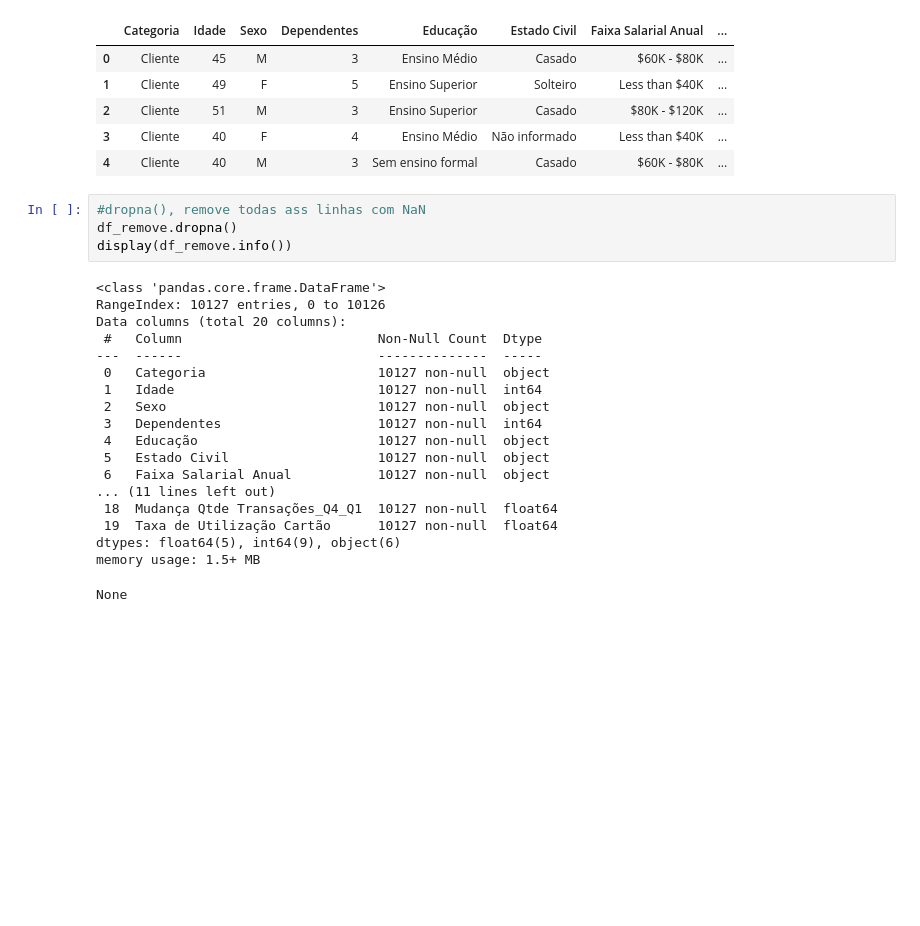
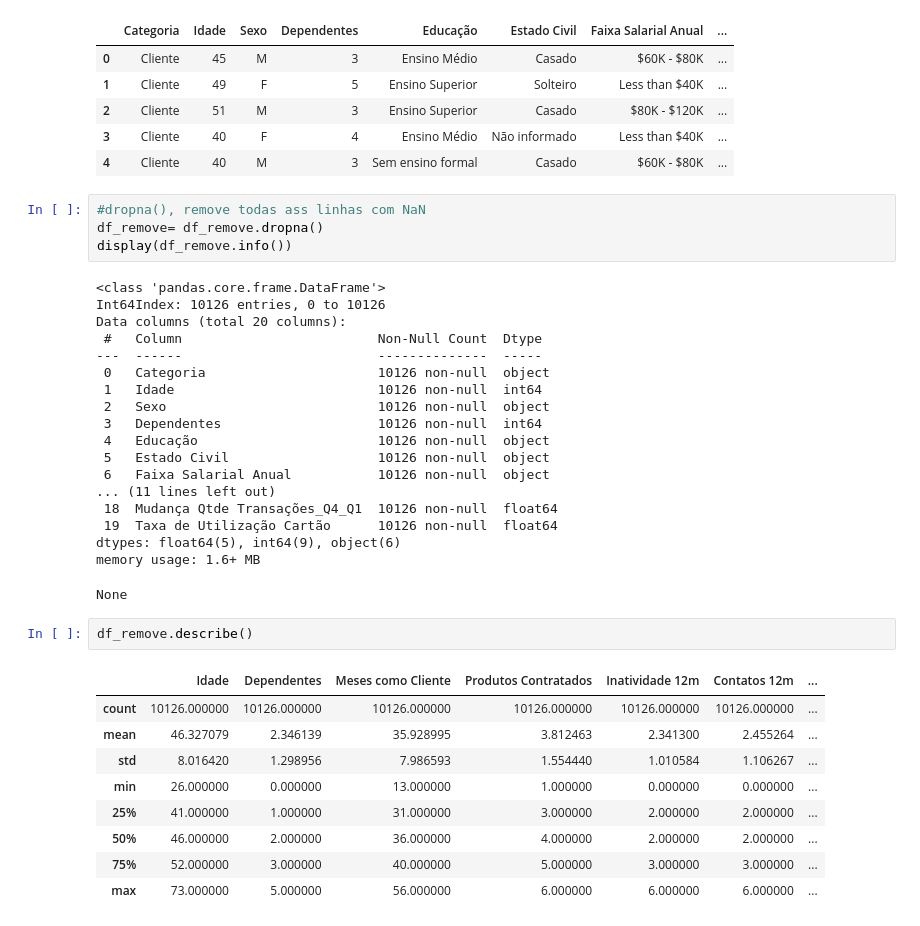
Before and after one commit to jeniferGoncalvesDaSilvaDev/Analise-de-dados-hashtag, a Jupyter notebook: aula_analise_dados_hadhtag.ipynb, the cells around one changed output. Drawn from its saved outputs; the diff is of its cells as text; blank space fills up the shorter version.

```diff
--- a/aula_analise_dados_hadhtag.ipynb
+++ b/aula_analise_dados_hadhtag.ipynb
@@ -43,24 +43,36 @@ display(df_remove.head(5))
 | 4 | Cliente | 40 | M | 3 | Sem ensino formal | Casado | $60K - $80K | ... |
 # %%
 #dropna(), remove todas ass linhas com NaN
-df_remove.dropna()
+df_remove= df_remove.dropna()
 display(df_remove.info())
 # %% [output]
 <class 'pandas.core.frame.DataFrame'>
-RangeIndex: 10127 entries, 0 to 10126
+Int64Index: 10126 entries, 0 to 10126
 Data columns (total 20 columns):
  #   Column                         Non-Null Count  Dtype
 ---  ------                         --------------  -----
- 0   Categoria                      10127 non-null  object
- 1   Idade                          10127 non-null  int64
- 2   Sexo                           10127 non-null  object
- 3   Dependentes                    10127 non-null  int64
- 4   Educação                       10127 non-null  object
- 5   Estado Civil                   10127 non-null  object
- 6   Faixa Salarial Anual           10127 non-null  object
+ 0   Categoria                      10126 non-null  object
+ 1   Idade                          10126 non-null  int64
+ 2   Sexo                           10126 non-null  object
+ 3   Dependentes                    10126 non-null  int64
+ 4   Educação                       10126 non-null  object
+ 5   Estado Civil                   10126 non-null  object
+ 6   Faixa Salarial Anual           10126 non-null  object
 ... (11 lines left out)
- 18  Mudança Qtde Transações_Q4_Q1  10127 non-null  float64
- 19  Taxa de Utilização Cartão      10127 non-null  float64
+ 18  Mudança Qtde Transações_Q4_Q1  10126 non-null  float64
+ 19  Taxa de Utilização Cartão      10126 non-null  float64
 dtypes: float64(5), int64(9), object(6)
-memory usage: 1.5+ MB
+memory usage: 1.6+ MB
 None
+# %%
+df_remove.describe()
+# %% [output]
+|  | Idade | Dependentes | Meses como Cliente | Produtos Contratados | Inatividade 12m | Contatos 12m | ... |
+| count | 10126.000000 | 10126.000000 | 10126.000000 | 10126.000000 | 10126.000000 | 10126.000000 | ... |
+| mean | 46.327079 | 2.346139 | 35.928995 | 3.812463 | 2.341300 | 2.455264 | ... |
+| std | 8.016420 | 1.298956 | 7.986593 | 1.554440 | 1.010584 | 1.106267 | ... |
+| min | 26.000000 | 0.000000 | 13.000000 | 1.000000 | 0.000000 | 0.000000 | ... |
+| 25% | 41.000000 | 1.000000 | 31.000000 | 3.000000 | 2.000000 | 2.000000 | ... |
+| 50% | 46.000000 | 2.000000 | 36.000000 | 4.000000 | 2.000000 | 2.000000 | ... |
+| 75% | 52.000000 | 3.000000 | 40.000000 | 5.000000 | 3.000000 | 3.000000 | ... |
+| max | 73.000000 | 5.000000 | 56.000000 | 6.000000 | 6.000000 | 6.000000 | ... |
```
